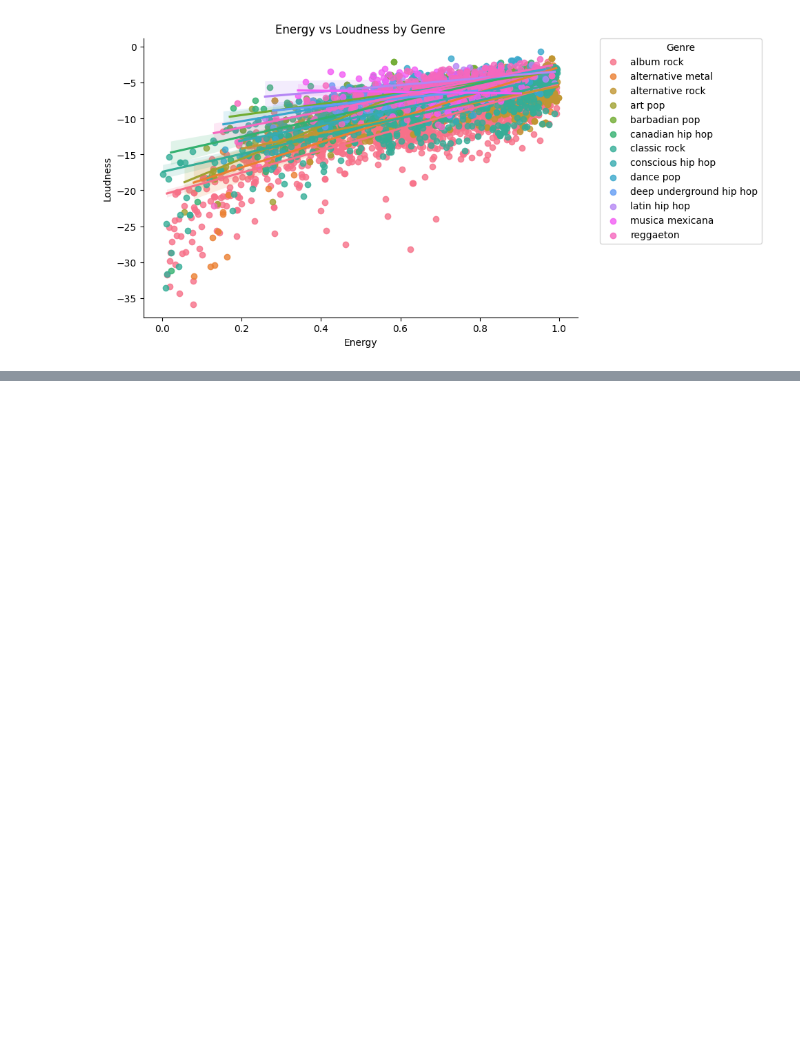
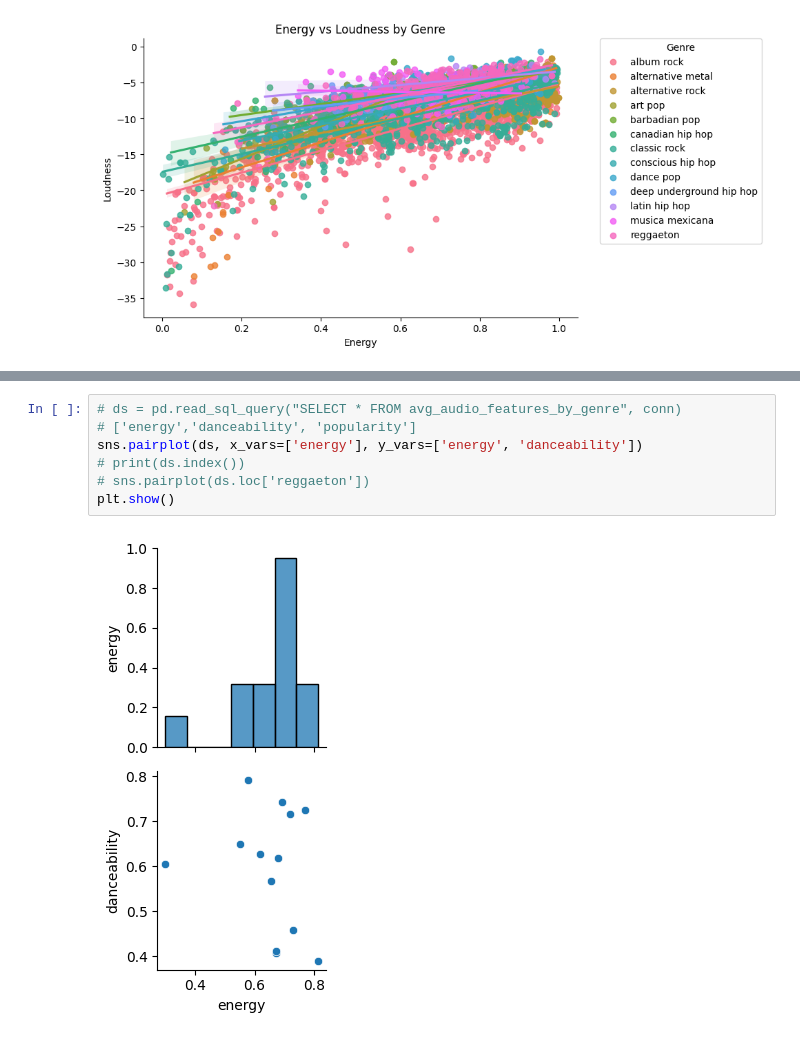
Before and after one commit to yeseniaramirez14/onramp_project, a Jupyter notebook: visualizations.ipynb, the cells around one changed output, grey strips where cells are left out. Drawn from its saved outputs; the diff is of its cells as text; blank space fills up the shorter version.

```diff
--- a/visualizations.ipynb
+++ b/visualizations.ipynb
@@ -64,0 +109,9 @@ plt.show()
+# %%
+# ds = pd.read_sql_query("SELECT * FROM avg_audio_features_by_genre", conn)
+# ['energy','danceability', 'popularity']
+sns.pairplot(ds, x_vars=['energy'], y_vars=['energy', 'danceability'])
+# print(ds.index())
+# sns.pairplot(ds.loc['reggaeton'])
+plt.show()
+# %% [output]
+[figure, added]
```
Also changed, not shown: parts of 6 cells of this notebook, 2 other files.
